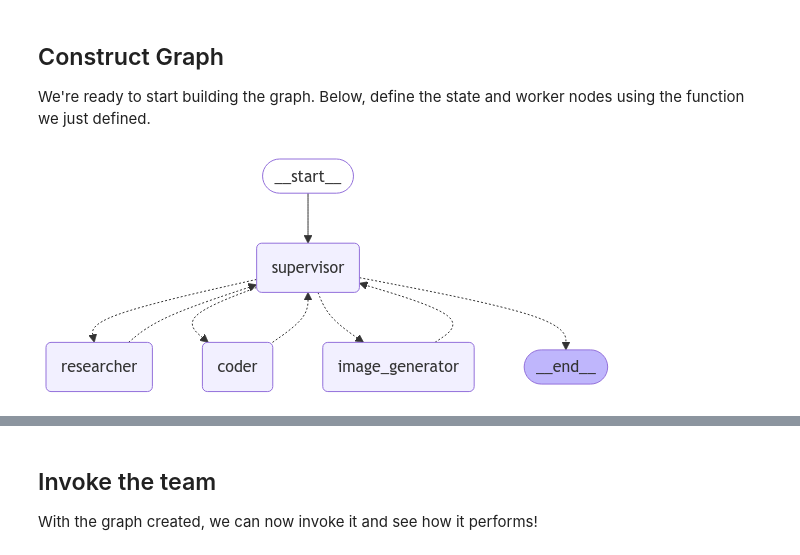
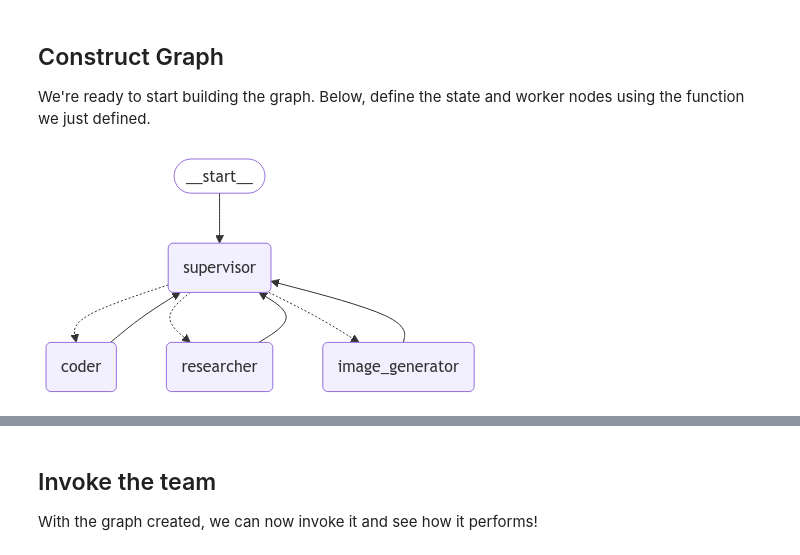
Before and after one commit to winprn/AgentWork-Agent, a Jupyter notebook: myAgents/agent_supervisor.ipynb, the cells around one changed output, grey strips where cells are left out. Saved outputs shown, nothing was run; the diff lists cells and outputs as text; code cells hidden in the pictures.

```diff
--- a/myAgents/agent_supervisor.ipynb
+++ b/myAgents/agent_supervisor.ipynb
@@ -129,21 +139,3 @@ def python_repl_tool(
-# %%
-def gen_imgs(
-	description: Annotated[str,"The description of the image"]
-	):
-	"""Use this to call api to Dall E model to generate image"""
-	prompt = f"Generate a image that is suitable fo this description {description}"
-	client = OpenAI()
-
-	response = client.images.generate(
-	model="dall-e-2",
-	prompt=prompt,
-	n=1,
-	size="1024x1024",
-	)
-	image_url = response.data[0].url
-	return image_url
-
-# gen_imgs("a pictuer about school")
 # %% [markdown]
 ### Create Agent Supervisor
 
@@ -205,8 +197,10 @@ from langgraph.graph import StateGraph, START, END
 from langgraph.prebuilt import create_react_agent
 
 
+
+
 research_agent = create_react_agent(
-    llm, tools=[tavily_tool], prompt="You are a researcher. DO NOT do any math."
+    llm, tools=[tavily_tool], prompt="You are a researcher. DO NOT do any math.",name="researcher"
 )
 
 
@@ -223,7 +217,10 @@ def research_node(state: State) -> Command[Literal["supervisor"]]:
 
 
 # NOTE: THIS PERFORMS ARBITRARY CODE EXECUTION, WHICH CAN BE UNSAFE WHEN NOT SANDBOXED
-code_agent = create_react_agent(llm, tools=[python_repl_tool])
+code_agent = create_react_agent(llm,tools = [save_code],prompt="""You are a coder who is responsible for coding frontend you just generate code,
+                                do not generate any description or any gretting,
+                                you recieve image and then just genrerate code,
+                                remember do not generate anything else""",name="coder")
 
 
 def code_node(state: State) -> Command[Literal["supervisor"]]:
@@ -237,7 +234,9 @@ def code_node(state: State) -> Command[Literal["supervisor"]]:
         goto="supervisor",
     )
 
-gen_img_agent = create_react_agent(llm, tools=[gen_imgs],prompt="You are responsible for image generation, just generate image, do not do anything")
+gen_img_agent = create_react_agent(llm, tools=[gen_imgs],
+                                   prompt="You are responsible for image generation, just generate image, do not do anything",
+                                   name="image_generator")
 
 def genimg_node(state:State) -> Command[Literal["supervisor"]]:
     result = gen_img_agent.invoke(state)
@@ -259,9 +258,18 @@ builder.add_node("researcher", research_node)
 builder.add_node("coder", code_node)
 builder.add_node("image_generator",genimg_node)
 graph = builder.compile()
+# %%
+from langgraph_supervisor import create_supervisor
+
+workflow = create_supervisor(
+    [research_agent, code_agent, gen_img_agent],
+    model=llm,
+    prompt=system_prompt
+)
+app = workflow.compile()
 # %%
 from IPython.display import display, Image
 
-display(Image(graph.get_graph().draw_mermaid_png()))
+display(Image(app.get_graph().draw_mermaid_png()))
 # %% [output]
-[figure, old version]
+[figure, new version]
```
Also changed, not shown: parts of 4 cells of this notebook.
